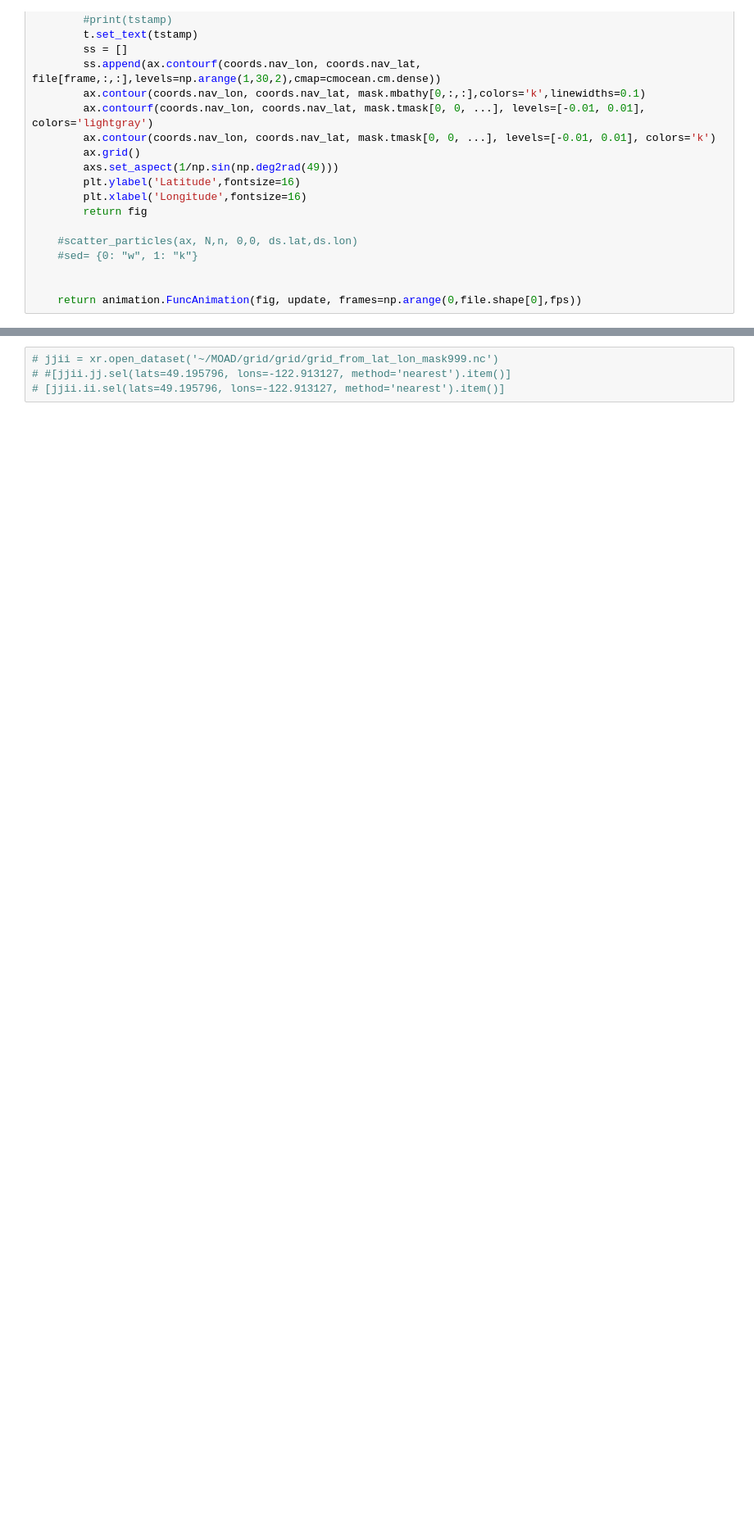
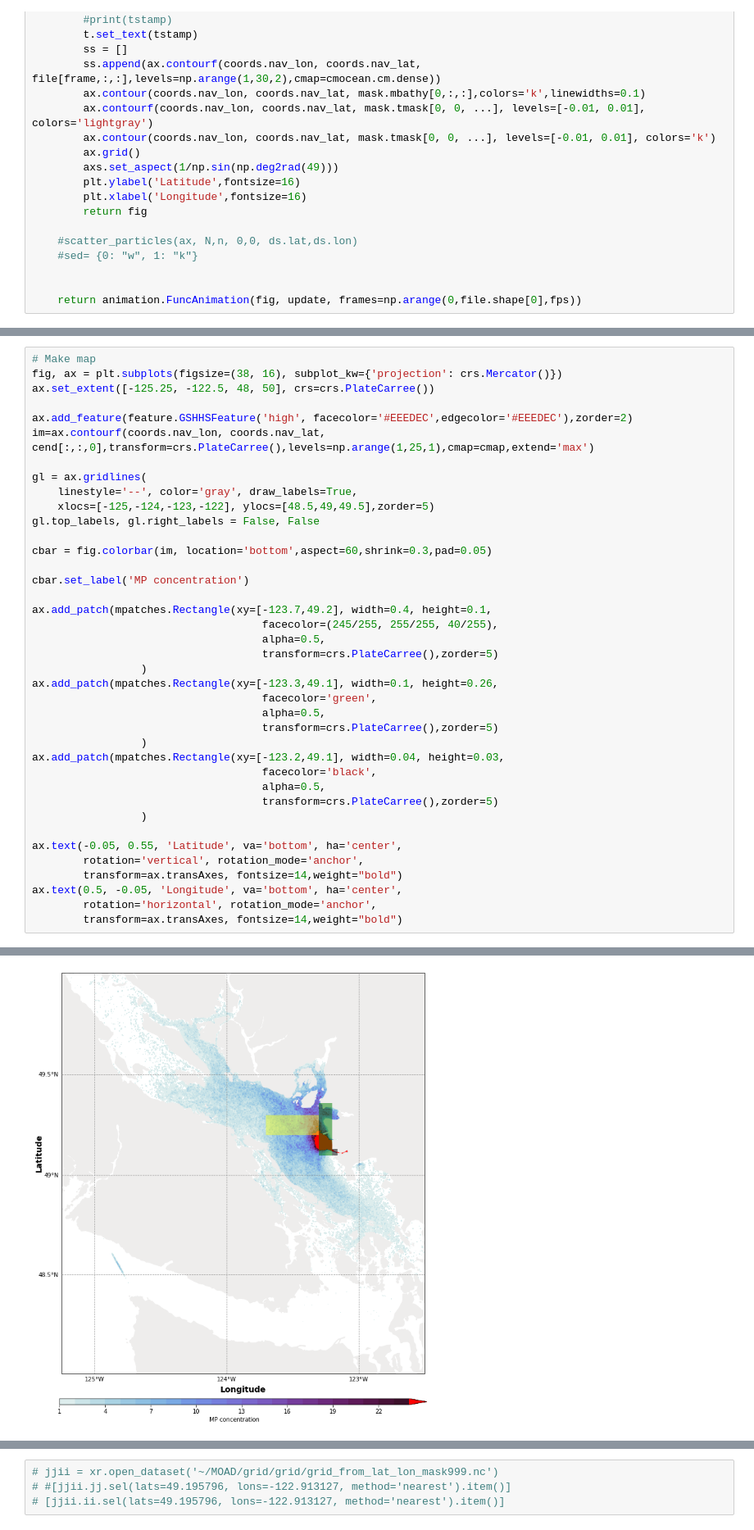
Before and after one commit to SalishSeaCast/analysis-jose, a Jupyter notebook: notebooks/parcels/Remote/Fibres/concentration.ipynb, the cells around one changed output, grey strips where cells are left out. Shown at 82% size. Cells and saved outputs as stored; diff of their text form; blank space fills up the shorter version.

```diff
--- a/notebooks/parcels/Remote/Fibres/concentration.ipynb
+++ b/notebooks/parcels/Remote/Fibres/concentration.ipynb
@@ -120,0 +118,40 @@ vol=xr.open_dataset('/home/jvalenti/MOAD/grid/grid/mesh_maskBV201702.nc')['volum
+# %%
+# Make map
+fig, ax = plt.subplots(figsize=(38, 16), subplot_kw={'projection': crs.Mercator()})
+ax.set_extent([-125.25, -122.5, 48, 50], crs=crs.PlateCarree())
+
+ax.add_feature(feature.GSHHSFeature('high', facecolor='#EEEDEC',edgecolor='#EEEDEC'),zorder=2)
+im=ax.contourf(coords.nav_lon, coords.nav_lat, cend[:,:,0],transform=crs.PlateCarree(),levels=np.arange(1,25,1),cmap=cmap,extend='max')
+
+gl = ax.gridlines(
+    linestyle='--', color='gray', draw_labels=True,
+    xlocs=[-125,-124,-123,-122], ylocs=[48.5,49,49.5],zorder=5)
+gl.top_labels, gl.right_labels = False, False
+
+cbar = fig.colorbar(im, location='bottom',aspect=60,shrink=0.3,pad=0.05)
+
+cbar.set_label('MP concentration')
+
+ax.add_patch(mpatches.Rectangle(xy=[-123.7,49.2], width=0.4, height=0.1,
+                                    facecolor=(245/255, 255/255, 40/255),
+                                    alpha=0.5,
+                                    transform=crs.PlateCarree(),zorder=5)
+                 )
+ax.add_patch(mpatches.Rectangle(xy=[-123.3,49.1], width=0.1, height=0.26,
+                                    facecolor='green',
+                                    alpha=0.5,
+                                    transform=crs.PlateCarree(),zorder=5)
+                 )
+ax.add_patch(mpatches.Rectangle(xy=[-123.2,49.1], width=0.04, height=0.03,
+                                    facecolor='black',
+                                    alpha=0.5,
+                                    transform=crs.PlateCarree(),zorder=5)
+                 )
+
+ax.text(-0.05, 0.55, 'Latitude', va='bottom', ha='center',
+        rotation='vertical', rotation_mode='anchor',
+        transform=ax.transAxes, fontsize=14,weight="bold")
+ax.text(0.5, -0.05, 'Longitude', va='bottom', ha='center',
+        rotation='horizontal', rotation_mode='anchor',
+        transform=ax.transAxes, fontsize=14,weight="bold")
+# %% [output]
@@ -121 +159,2 @@ vol=xr.open_dataset('/home/jvalenti/MOAD/grid/grid/mesh_maskBV201702.nc')['volum
+[figure, added]
 # %%
```
Also changed, not shown: parts of 6 cells of this notebook.
